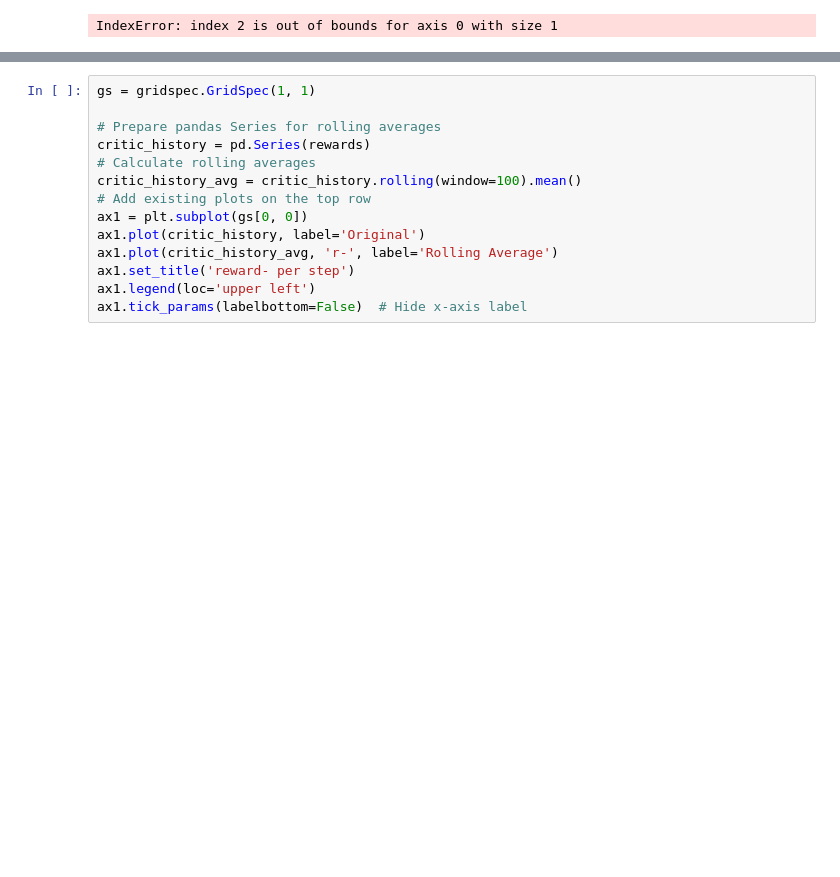
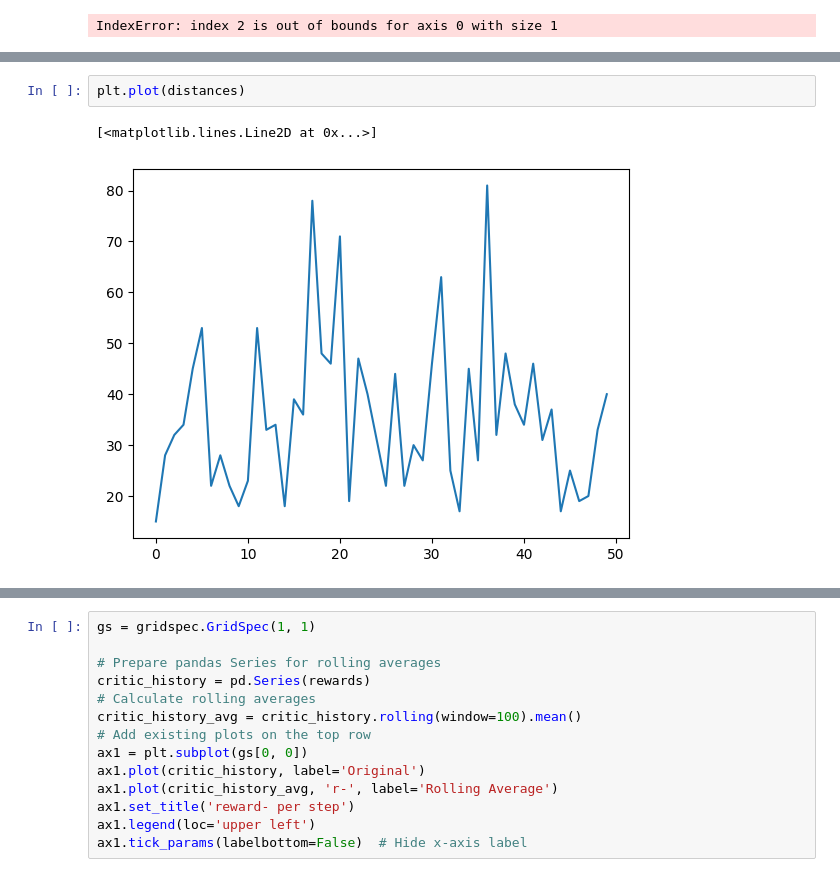
Before and after one commit to cjGO/breeder_agent, a Jupyter notebook: test.ipynb, the cells around one changed output, grey strips where cells are left out. Saved outputs shown, nothing was run; the diff lists cells and outputs as text; blank space fills up the shorter version.

```diff
--- a/test.ipynb
+++ b/test.ipynb
@@ -902,0 +928,5 @@ reshape haplo (10, 10, 2)
+# %%
+plt.plot(distances)
+# %% [output]
+[<matplotlib.lines.Line2D at 0x...>]
+[figure, added]
```
Also changed, not shown: parts of 4 cells of this notebook.
